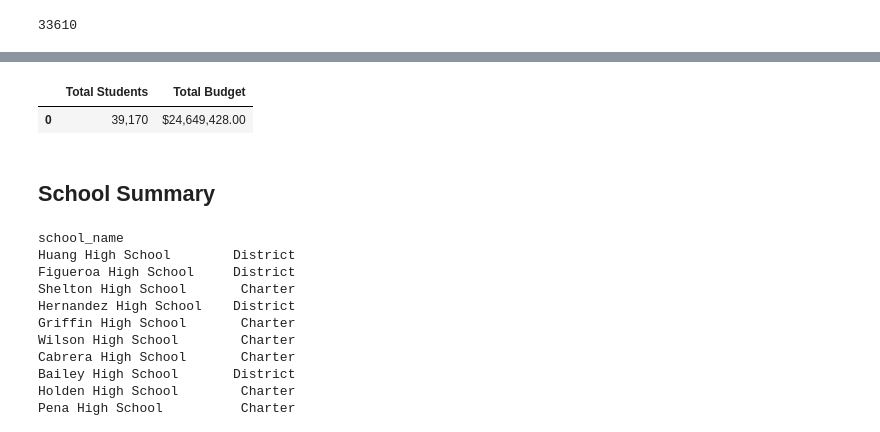
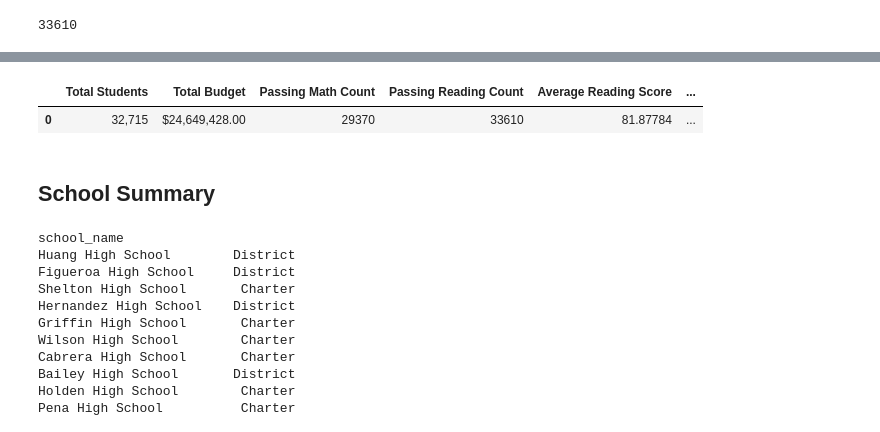
Before and after one commit to des-work/pandas-challenge, a Jupyter notebook: PyCitySchools/PyCitySchools_starter.ipynb, the cells around one changed output, grey strips where cells are left out. Cells and saved outputs as stored; diff of their text form; code cells hidden in the pictures.

```diff
--- a/PyCitySchools/PyCitySchools_starter.ipynb
+++ b/PyCitySchools/PyCitySchools_starter.ipynb
@@ -43,5 +58,5 @@ array(['Huang High School', 'Figueroa High School', 'Shelton High School',
 # %%
 # Calculate the total number of students
-student_count = student_data['student_name'].value_counts()
+student_count = len(student_data['student_name'].unique())
 student_count
 # %% [output]
@@ -60,6 +83,6 @@ Name: student_name, Length: 32715, dtype: int64
 # %%
 # Calculate the total budget
-total_budget = school_data['budget'].unique()
+total_budget = school_data['budget']
 
 total_budget_unique = total_budget.sum()
 
@@ -84,7 +127,6 @@ average_reading_score
 81.87784018381414
 # %%
 # Use the following to calculate the percentage of students who passed math (math scores greather than or equal to 70)
-student_count = len(school_data_complete)
 passing_math_count = (school_data_complete["math_score"] >= 70).sum()
 passing_math_percentage = passing_math_count / float(student_count) * 100
 passing_math_percentage
@@ -130,19 +170,27 @@ total_budget
 # %%
 # Create a high-level snapshot of the district's key metrics in a DataFrame
-district_summary =  pd.DataFrame({
-        'Total Students': [student_count],
-        'Total Budget' : [total_budget]}
+district_summary =  pd.DataFrame(
+    {
+        'Total Students': student_count,
+        'Total Budget' : total_budget_unique,
+        'Passing Math Count' : passing_math_count,
+        'Passing Reading Count' : passing_reading_count,
+        'Average Reading Score' : average_reading_score,
+        'Average Math Score' : average_math_score,
+        'Overall Passing Rate' : overall_passing_rate
+     },
+     index = [0]
 )
 
 # Formatting
 district_summary["Total Students"] = district_summary['Total Students'].map("{:,}".format)
 district_summary["Total Budget"] = district_summary["Total Budget"].map("${:,.2f}".format)
 
 # Display the DataFrame
 district_summary
 # %% [output]
-|  | Total Students | Total Budget |
-| 0 | 39,170 | $24,649,428.00 |
+|  | Total Students | Total Budget | Passing Math Count | Passing Reading Count | Average Reading Score | ... |
+| 0 | 32,715 | $24,649,428.00 | 29370 | 33610 | 81.87784 | ... |
 # %% [markdown]
 ## School Summary
 # %%
```
Also changed, not shown: parts of 27 cells of this notebook.
